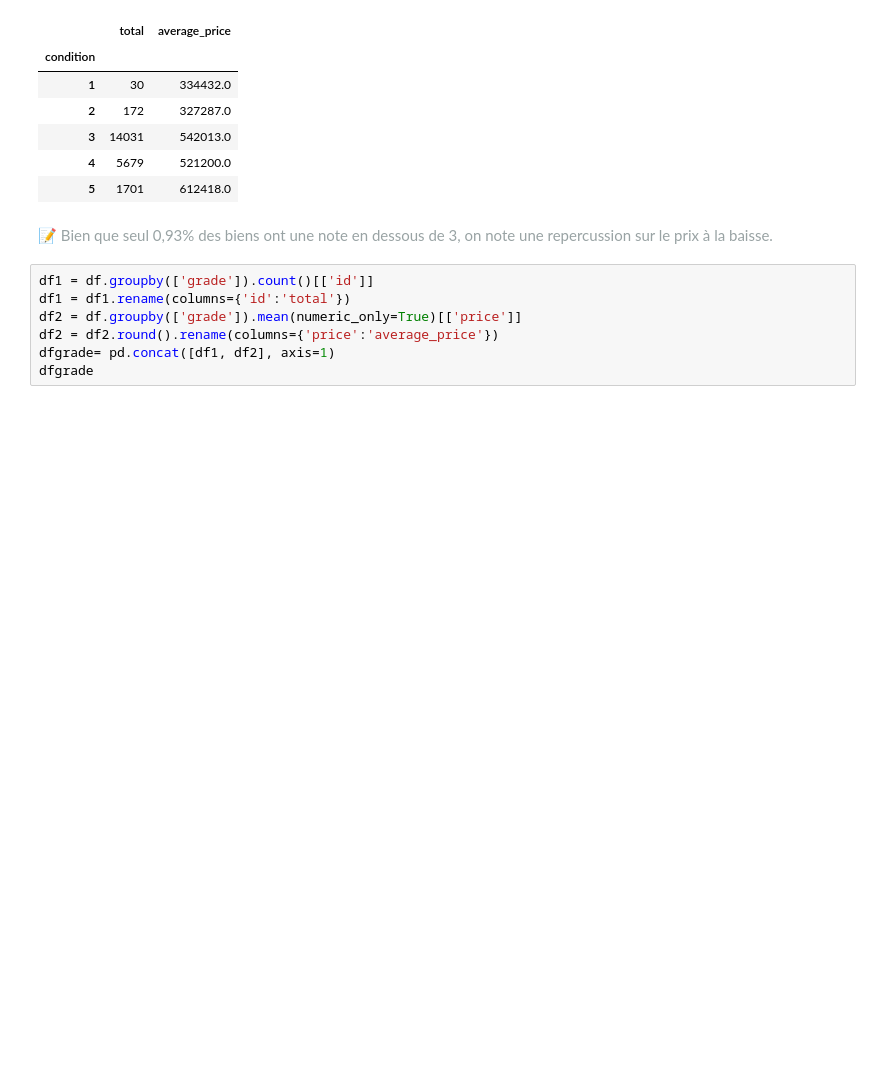
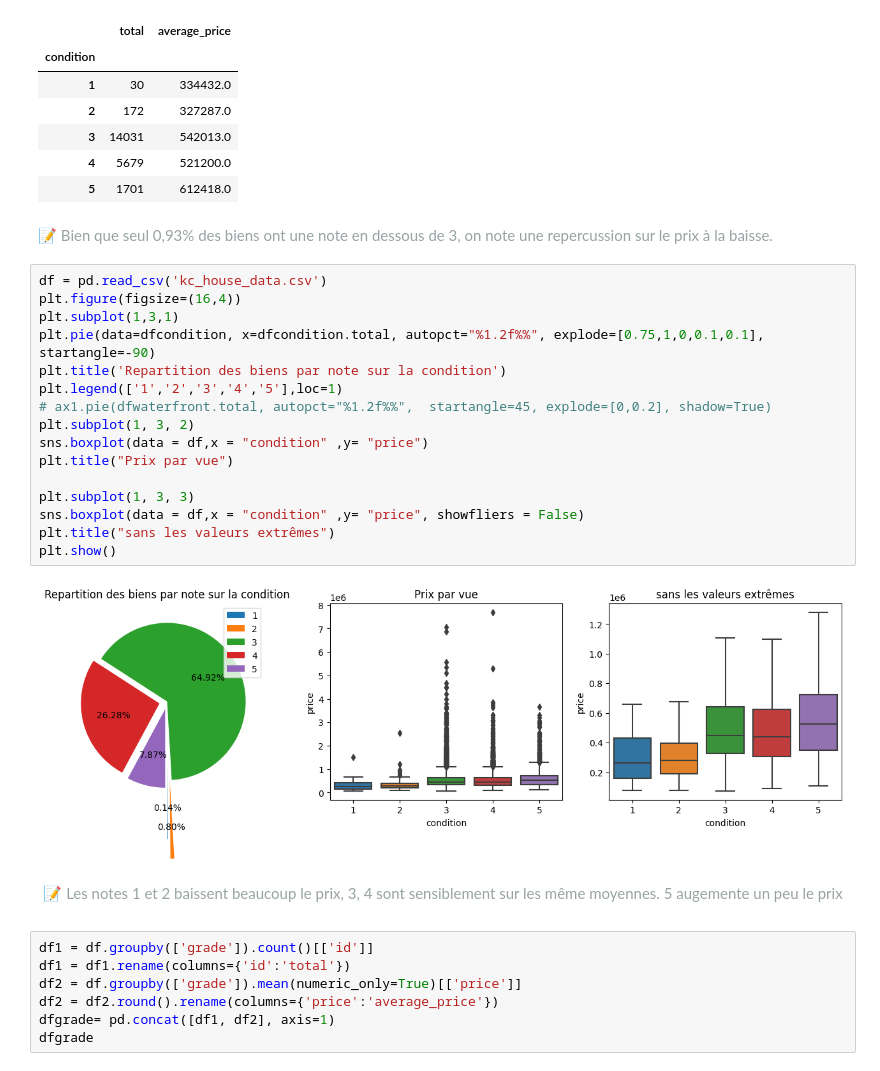
Before and after one commit to davidbreau/priceprediction, a Jupyter notebook: data_cleaning_analysis.ipynb, the cells around one changed output. Saved outputs shown, nothing was run; the diff lists cells and outputs as text; blank space fills up the shorter version.

```diff
--- a/data_cleaning_analysis.ipynb
+++ b/data_cleaning_analysis.ipynb
@@ -139,6 +157,27 @@ dfcondition
 # %% [markdown]
 <p style="color: #99a3a4">📝
 Bien que seul 0,93% des biens ont une note en dessous de 3, on note une repercussion sur le prix à la baisse.</p>
+# %%
+df = pd.read_csv('kc_house_data.csv')
+plt.figure(figsize=(16,4))
+plt.subplot(1,3,1)
+plt.pie(data=dfcondition, x=dfcondition.total, autopct="%1.2f%%", explode=[0.75,1,0,0.1,0.1], startangle=-90)
+plt.title('Repartition des biens par note sur la condition')
+plt.legend(['1','2','3','4','5'],loc=1)
+# ax1.pie(dfwaterfront.total, autopct="%1.2f%%",  startangle=45, explode=[0,0.2], shadow=True)
+plt.subplot(1, 3, 2)
+sns.boxplot(data = df,x = "condition" ,y= "price")
+plt.title("Prix par vue")
+
+plt.subplot(1, 3, 3)
+sns.boxplot(data = df,x = "condition" ,y= "price", showfliers = False)
+plt.title("sans les valeurs extrêmes")
+plt.show()
+# %% [output]
+[figure, added]
+# %% [markdown]
+<center><p style="color: #99a3a4">📝
+Les notes 1 et 2 baissent beaucoup le prix, 3, 4 sont sensiblement sur les même moyennes. 5 augemente un peu le prix</p></center>
 # %%
 df1 = df.groupby(['grade']).count()[['id']]
 df1 = df1.rename(columns={'id':'total'})
```
Also changed, not shown: parts of 8 cells of this notebook.
